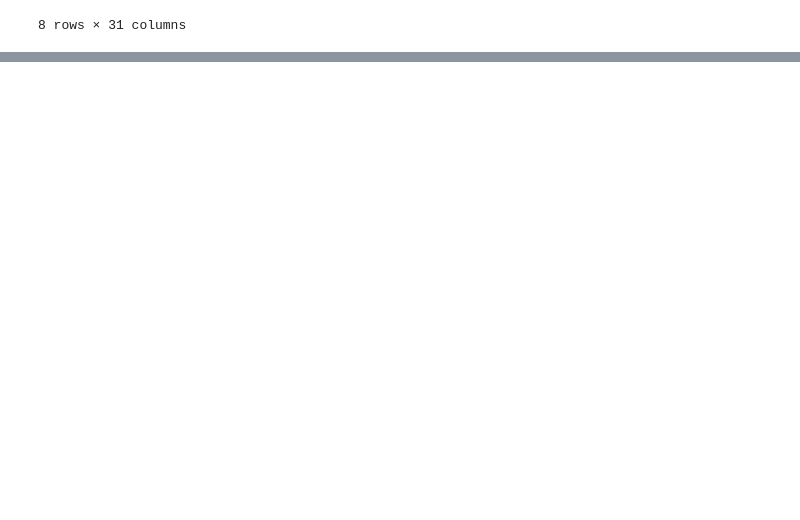
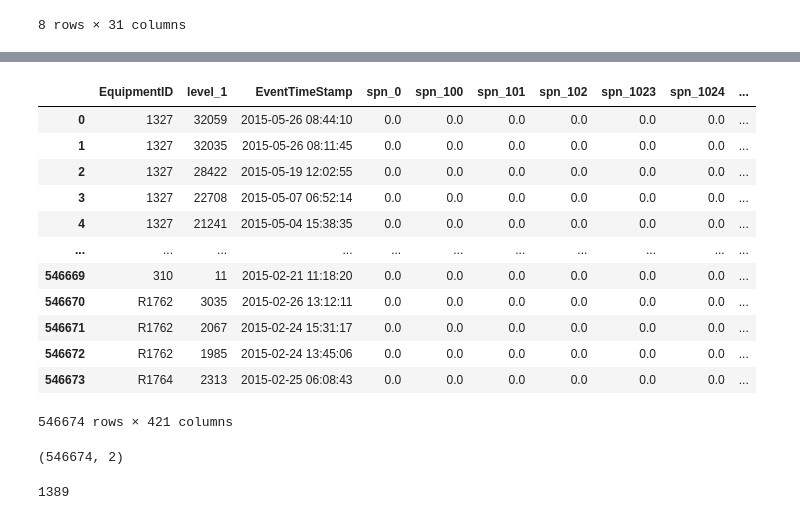
Before and after one commit to nss-data-science-cohort-6/big_g_express-elden_ring, a Jupyter notebook: notebooks/bigG_EDA_smita2.ipynb, the cells around one changed output, grey strips where cells are left out. Drawn from its saved outputs; the diff is of its cells as text; code cells hidden in the pictures; blank space fills up the shorter version.

Commit message:
derate_feature.csv/pk derate_target.csv/pk save

```diff
--- a/notebooks/bigG_EDA_smita2.ipynb
+++ b/notebooks/bigG_EDA_smita2.ipynb
@@ -900,0 +934,4 @@ dtype: int64
+# %%
+faults_target_derate['dummy_derate'] = np.where(faults_target_derate['spn'] == 5246, 1, 0)
+# %%
+faults_target_derate = pd.get_dummies(faults_target_derate, columns=['spn_double'], prefix='spn') #546674 rows × 460 columns
@@ -900,0 +954,4 @@ dtype: int64
+# %%
+# have to invert the time order here to look into the future!
+#and have the all 1 dummy_derate on the top then we can comeback up in the furure using rolling window function
+faults_target_derate = faults_target_derate.sort_values(by=['EventTimeStamp','dummy_derate'], ascending=[False, False])
@@ -900,0 +974,16 @@ dtype: int64
+# %%
+#making the list of column that we need to keep
+
+spn_cols = [col for col in faults_target_derate.columns if 'spn_' in col] #this will keep any column comig from dummy snp_ depeding on each row
+fixed_cols = ['RecordID', 'spn', 'fmi',
+             'AcceleratorPedal', 'BarometricPressure', 'CruiseControlSetSpeed',
+       'DistanceLtd', 'EngineCoolantTemperature', 'EngineLoad',
+       'EngineOilPressure', 'EngineOilTemperature', 'EngineRpm',
+       'EngineTimeLtd', 'FuelLevel', 'FuelLtd', 'FuelRate', 'FuelTemperature',
+       'IntakeManifoldTemperature', 'LampStatus', 'ServiceDistance', 'Speed',
+       'SwitchedBatteryVoltage', 'Throttle', 'TurboBoostPressure',
+             'eventDescription',
+       'ecuSoftwareVersion', 'ecuSerialNumber', 'ecuModel', 'ecuMake',
+       'ecuSource', 'spn', 'fmi', 'active', 'activeTransitionCount',
+       'EquipmentID', 'MCTNumber', 'Latitude', 'Longitude',
+       'LocationTimeStamp', 'SPN_FMI']
@@ -900,0 +1003,24 @@ dtype: int64
+# %%
+rolling_derate_future = (
+    faults_target_derate
+    .groupby('EquipmentID')[['EventTimeStamp'] + spn_cols]
+    .rolling(window = '6h', on = "EventTimeStamp")
+    .sum()
+)
+
+rolling_derate_future = rolling_derate_future.reset_index()
+rolling_derate_future #546674 rows × 421 columns
+# %% [output]
+|  | EquipmentID | level_1 | EventTimeStamp | spn_0 | spn_100 | spn_101 | spn_102 | spn_1023 | spn_1024 | ... |
+| 0 | 1327 | 32059 | 2015-05-26 08:44:10 | 0.0 | 0.0 | 0.0 | 0.0 | 0.0 | 0.0 | ... |
+| 1 | 1327 | 32035 | 2015-05-26 08:11:45 | 0.0 | 0.0 | 0.0 | 0.0 | 0.0 | 0.0 | ... |
+| 2 | 1327 | 28422 | 2015-05-19 12:02:55 | 0.0 | 0.0 | 0.0 | 0.0 | 0.0 | 0.0 | ... |
+| 3 | 1327 | 22708 | 2015-05-07 06:52:14 | 0.0 | 0.0 | 0.0 | 0.0 | 0.0 | 0.0 | ... |
+| 4 | 1327 | 21241 | 2015-05-04 15:38:35 | 0.0 | 0.0 | 0.0 | 0.0 | 0.0 | 0.0 | ... |
+| ... | ... | ... | ... | ... | ... | ... | ... | ... | ... | ... |
+| 546669 | 310 | 11 | 2015-02-21 11:18:20 | 0.0 | 0.0 | 0.0 | 0.0 | 0.0 | 0.0 | ... |
+| 546670 | R1762 | 3035 | 2015-02-26 13:12:11 | 0.0 | 0.0 | 0.0 | 0.0 | 0.0 | 0.0 | ... |
+| 546671 | R1762 | 2067 | 2015-02-24 15:31:17 | 0.0 | 0.0 | 0.0 | 0.0 | 0.0 | 0.0 | ... |
+| 546672 | R1762 | 1985 | 2015-02-24 13:45:06 | 0.0 | 0.0 | 0.0 | 0.0 | 0.0 | 0.0 | ... |
+| 546673 | R1764 | 2313 | 2015-02-25 06:08:43 | 0.0 | 0.0 | 0.0 | 0.0 | 0.0 | 0.0 | ... |
+546674 rows × 421 columns
@@ -900,0 +1042,9 @@ dtype: int64
+# %%
+rolling_derate_future.shape #(546674, 461)
+y_derate.shape #((546674, 2))
+# %% [output]
+(546674, 2)
+# %%
+print(y_derate['target'].sum()) #1389 are 1
+# %% [output]
+1389
```
Also changed, not shown: parts of 49 cells of this notebook.
